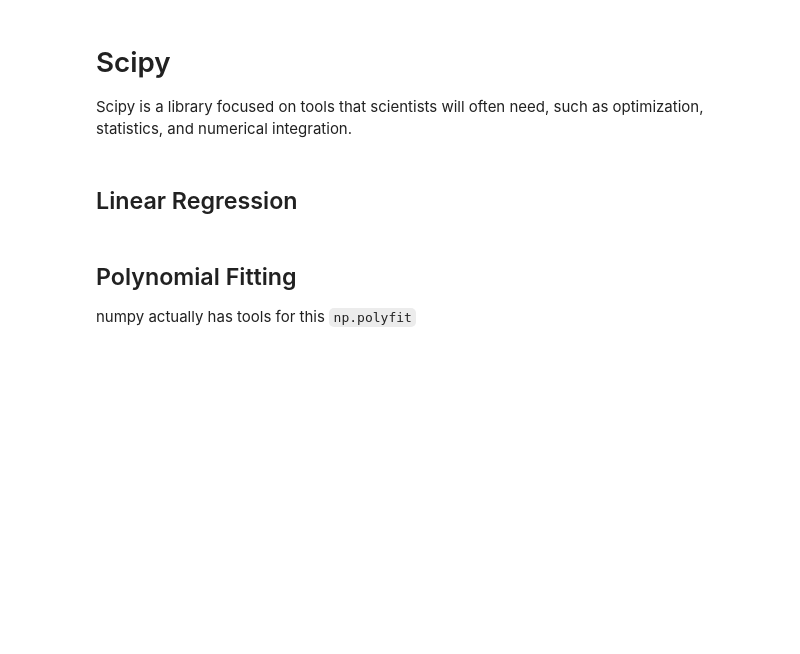
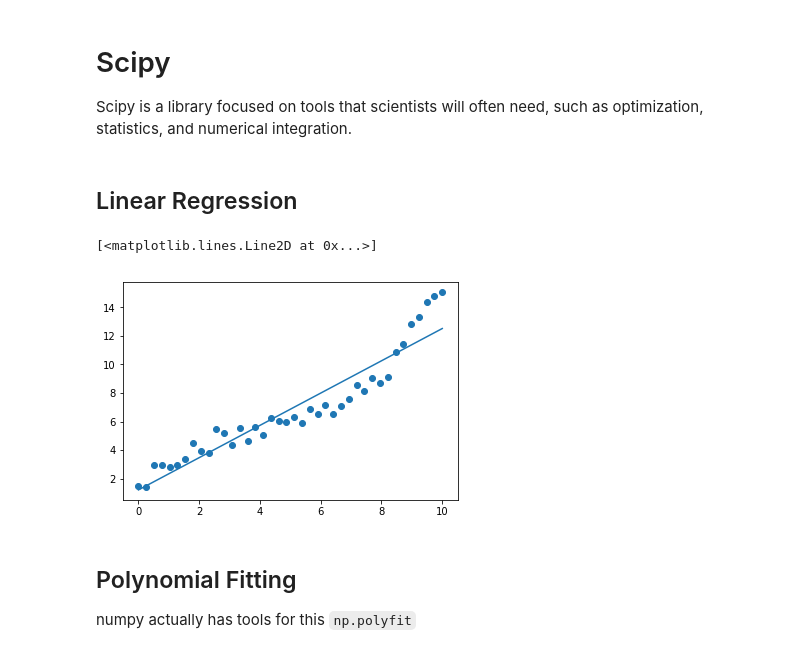
Before and after one commit to GT-IDEaS/Bootcamp2019, a Jupyter notebook: Day02/Afternoon_Session1.ipynb, the cells around one changed output. Saved outputs shown, nothing was run; the diff lists cells and outputs as text; code cells hidden in the pictures; blank space fills up the shorter version.

```diff
--- a/Day02/Afternoon_Session1.ipynb
+++ b/Day02/Afternoon_Session1.ipynb
@@ -119,6 +195,14 @@ amount = np.linspace(30,80,7) + np.random.randn(7) * 3
 Scipy is a library focused on tools that scientists will often need, such as optimization, statistics, and numerical integration.
 # %% [markdown]
 ## Linear Regression
+# %%
+from scipy.stats import linregress
+m,b,r,p,std=linregress(x,y)
+plt.scatter(x,y)
+plt.plot(x,x*m+b)
+# %% [output]
+[<matplotlib.lines.Line2D at 0x...>]
+[figure, added]
 # %% [markdown]
 ## Polynomial Fitting
 
```
Also changed, not shown: parts of 12 cells of this notebook.
